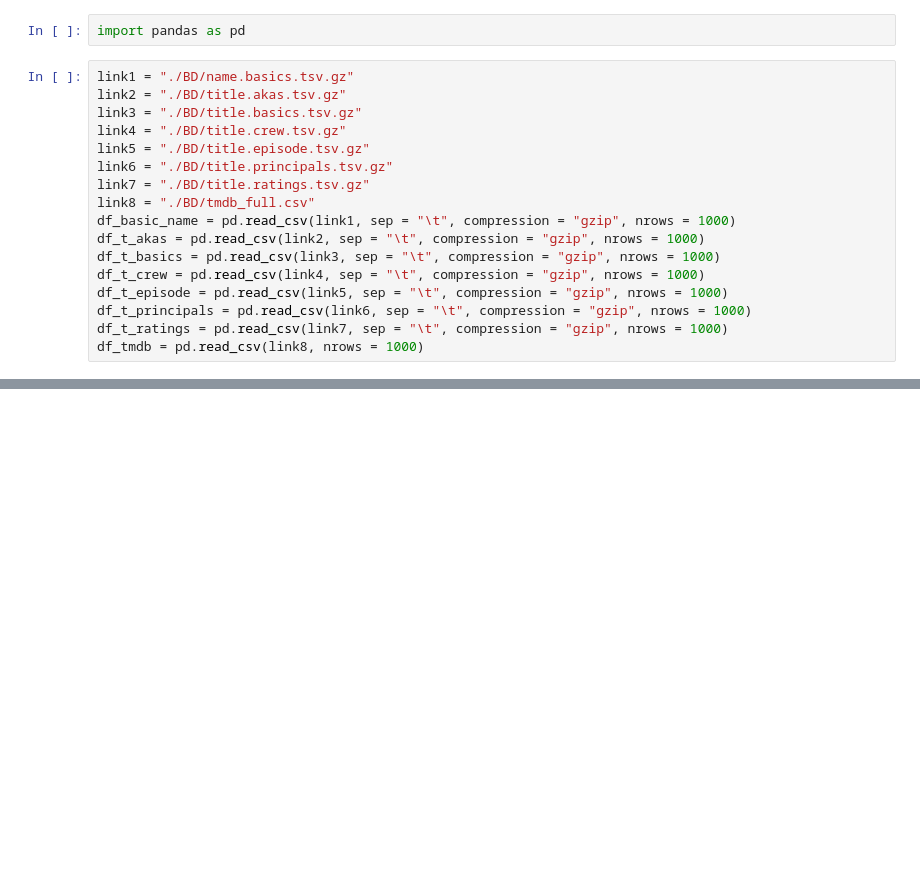
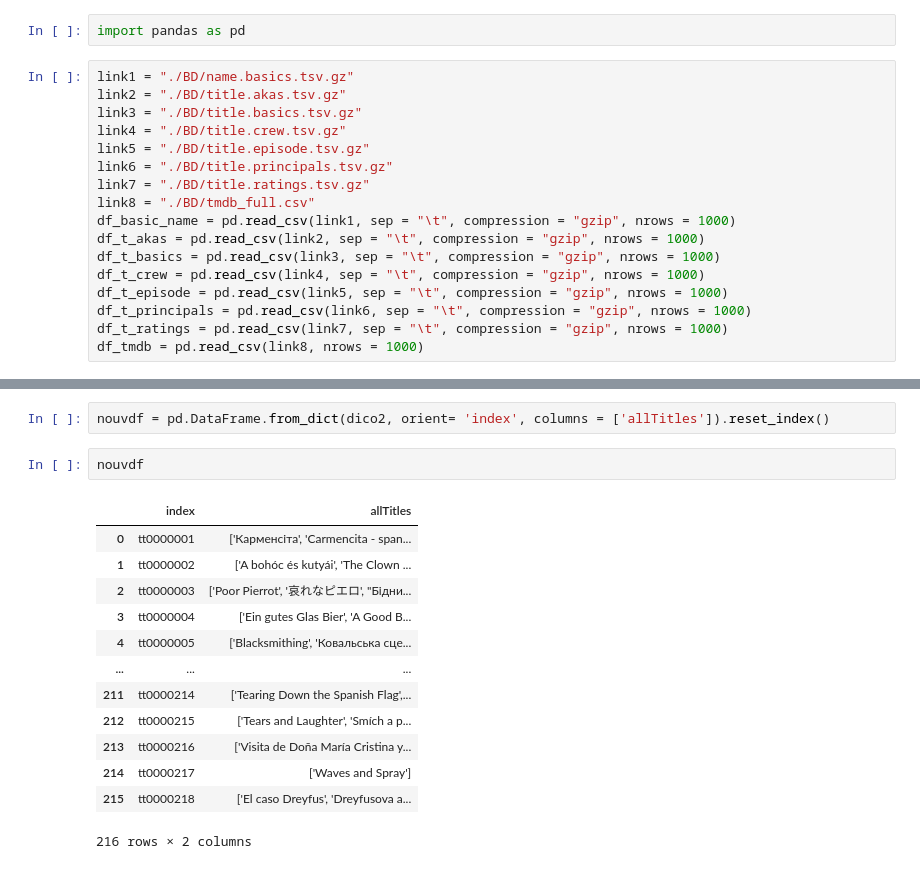
Before and after one commit to Garvoz/Alicine, a Jupyter notebook: premier_nettoyage.ipynb, the cells around one changed output, grey strips where cells are left out. Cells and saved outputs as stored; diff of their text form; blank space fills up the shorter version.

```diff
--- a/premier_nettoyage.ipynb
+++ b/premier_nettoyage.ipynb
@@ -63,0 +107,18 @@ dfakas[dfakas['isOriginalTitle'] == 1].value_counts()
+# %%
+nouvdf = pd.DataFrame.from_dict(dico2, orient= 'index', columns = ['allTitles']).reset_index()
+# %%
+nouvdf
+# %% [output]
+|  | index | allTitles |
+| 0 | tt0000001 | ['Карменсіта', 'Carmencita - span... |
+| 1 | tt0000002 | ['A bohóc és kutyái', 'The Clown ... |
+| 2 | tt0000003 | ['Poor Pierrot', '哀れなピエロ', "Бідни... |
+| 3 | tt0000004 | ['Ein gutes Glas Bier', 'A Good B... |
+| 4 | tt0000005 | ['Blacksmithing', 'Ковальська сце... |
+| ... | ... | ... |
+| 211 | tt0000214 | ['Tearing Down the Spanish Flag',... |
+| 212 | tt0000215 | ['Tears and Laughter', 'Smích a p... |
+| 213 | tt0000216 | ['Visita de Doña María Cristina y... |
+| 214 | tt0000217 | ['Waves and Spray'] |
+| 215 | tt0000218 | ['El caso Dreyfus', 'Dreyfusova a... |
+216 rows × 2 columns
```
Also changed, not shown: parts of 8 cells of this notebook.
